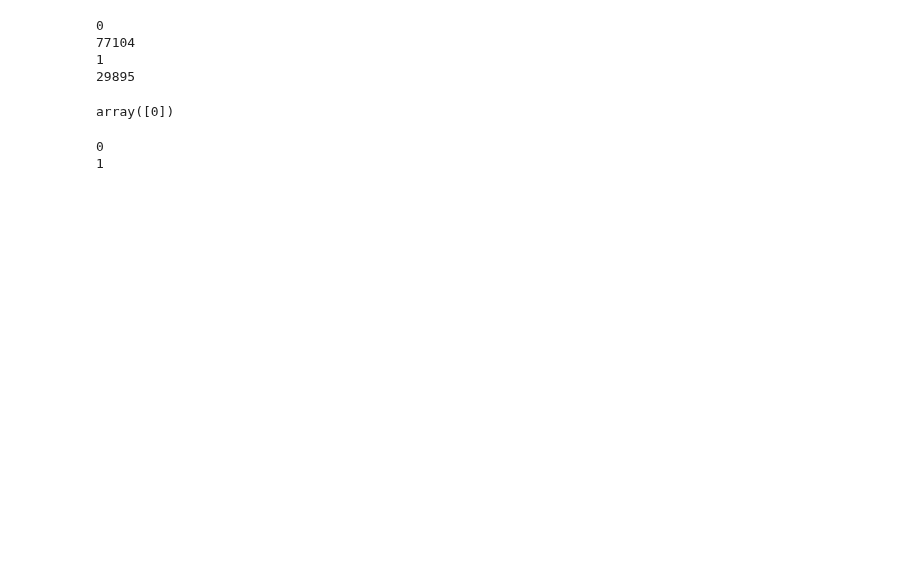
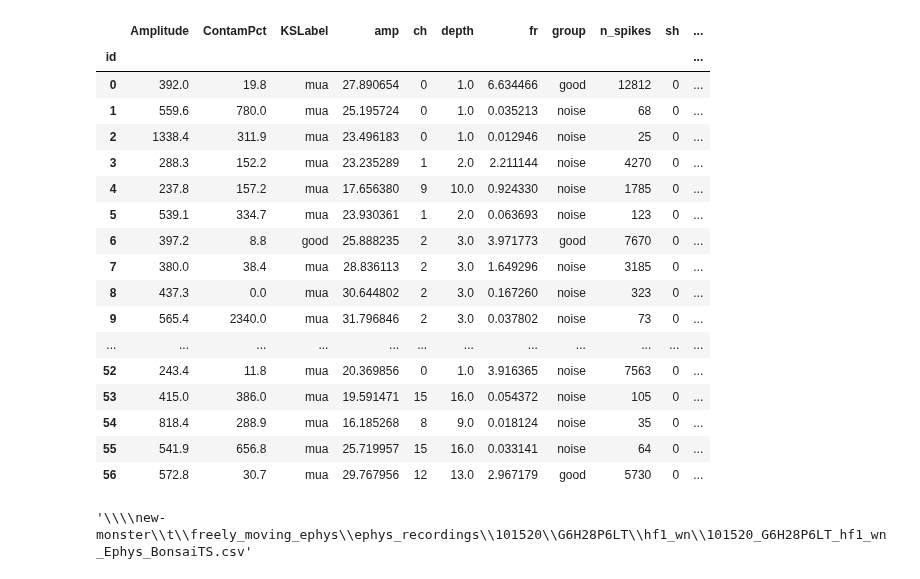
Before and after one commit to nielllab/FreelyMovingEphys, a Jupyter notebook: util/multi_ephys.ipynb, the cells around one changed output. Saved outputs shown, nothing was run; the diff lists cells and outputs as text; code cells hidden in the pictures; blank space fills up the shorter version.

```diff
--- a/util/multi_ephys.ipynb
+++ b/util/multi_ephys.ipynb
@@ -16,31 +17,20 @@ fileList = merge_info['fileList']
 pathList = merge_info['pathList']
 nSamps = merge_info['nSamps']
 
+#load phy output data
 phy_path = os.path.split(merge_file)
 allSpikeT = np.load(os.path.join(phy_path[0],'spike_times.npy'))
 clust = np.load(os.path.join(phy_path[0],'spike_clusters.npy'))
-templates = np.load(os.path.join(phy_path[0],'spike_templates.npy'))
+templates = np.load(os.path.join(phy_path[0],'templates.npy'))
 
+# ephys_data_master holds information that is same for all recordings (i.e. cluster information + waveform)
+ephys_data_master = pd.read_csv(os.path.join(phy_path[0],'cluster_info.tsv'),sep = '\t',index_col=0)
+
+# insert waveforms
+ephys_data_master['waveform'] = np.nan
+ephys_data_master['waveform'] = ephys_data_master['waveform'].astype(object) # does this need to be an object? spikeT is an object because they are all diff length, but I don't think these need to be -cmn
+for i, ind in enumerate(ephys_data_master.index):
+    ephys_data_master.at[ind,'waveform'] = templates[ind,21:,ephys_data_master.at[ind,'ch']]
+
+# create boundaries between recordings (in terms of timesamples)
 boundaries = np.concatenate((np.array([0]),np.cumsum(nSamps)))
-# %%
-for s in range(len(nSamps)+1):
-    print(s)
-    use = (allSpikeT >= boundaries[s]) & (allSpikeT<boundaries[s+1] )
-    theseSpikes = allSpikeT[use]
-    theseClust = clust[use]
-    print(len(theseSpikes))
-# %% [output]
-0
-77104
-1
-29895
-# %%
-np.arange(len(nSamps))
-# %% [output]
-array([0])
-# %%
-for s in range(2):
-    print(s)
-# %% [output]
-0
-1
@@ -66,0 +37,21 @@ allSpikeT = np.load(spike_times_path)
+# %%
+ephys_data_master
+# %% [output]
+|  | Amplitude | ContamPct | KSLabel | amp | ch | depth | fr | group | n_spikes | sh | ... |
+| id |  |  |  |  |  |  |  |  |  |  | ... |
+| 0 | 392.0 | 19.8 | mua | 27.890654 | 0 | 1.0 | 6.634466 | good | 12812 | 0 | ... |
+| 1 | 559.6 | 780.0 | mua | 25.195724 | 0 | 1.0 | 0.035213 | noise | 68 | 0 | ... |
+| 2 | 1338.4 | 311.9 | mua | 23.496183 | 0 | 1.0 | 0.012946 | noise | 25 | 0 | ... |
+| 3 | 288.3 | 152.2 | mua | 23.235289 | 1 | 2.0 | 2.211144 | noise | 4270 | 0 | ... |
+| 4 | 237.8 | 157.2 | mua | 17.656380 | 9 | 10.0 | 0.924330 | noise | 1785 | 0 | ... |
+| 5 | 539.1 | 334.7 | mua | 23.930361 | 1 | 2.0 | 0.063693 | noise | 123 | 0 | ... |
+| 6 | 397.2 | 8.8 | good | 25.888235 | 2 | 3.0 | 3.971773 | good | 7670 | 0 | ... |
+| 7 | 380.0 | 38.4 | mua | 28.836113 | 2 | 3.0 | 1.649296 | noise | 3185 | 0 | ... |
+| 8 | 437.3 | 0.0 | mua | 30.644802 | 2 | 3.0 | 0.167260 | noise | 323 | 0 | ... |
+| 9 | 565.4 | 2340.0 | mua | 31.796846 | 2 | 3.0 | 0.037802 | noise | 73 | 0 | ... |
+| ... | ... | ... | ... | ... | ... | ... | ... | ... | ... | ... | ... |
+| 52 | 243.4 | 11.8 | mua | 20.369856 | 0 | 1.0 | 3.916365 | noise | 7563 | 0 | ... |
+| 53 | 415.0 | 386.0 | mua | 19.591471 | 15 | 16.0 | 0.054372 | noise | 105 | 0 | ... |
+| 54 | 818.4 | 288.9 | mua | 16.185268 | 8 | 9.0 | 0.018124 | noise | 35 | 0 | ... |
+| 55 | 541.9 | 656.8 | mua | 25.719957 | 15 | 16.0 | 0.033141 | noise | 64 | 0 | ... |
+| 56 | 572.8 | 30.7 | mua | 29.767956 | 12 | 13.0 | 2.967179 | good | 5730 | 0 | ... |
@@ -66,0 +85,4 @@ allSpikeT = np.load(spike_times_path)
+# %%
+ephys_time_path
+# %% [output]
+'\\\\new-monster\\t\\freely_moving_ephys\\ephys_recordings\\101520\\G6H28P6LT\\hf1_wn\\101520_G6H28P6LT_hf1_wn_Ephys_BonsaiTS.csv'
```
Also changed, not shown: parts of 3 cells of this notebook.
